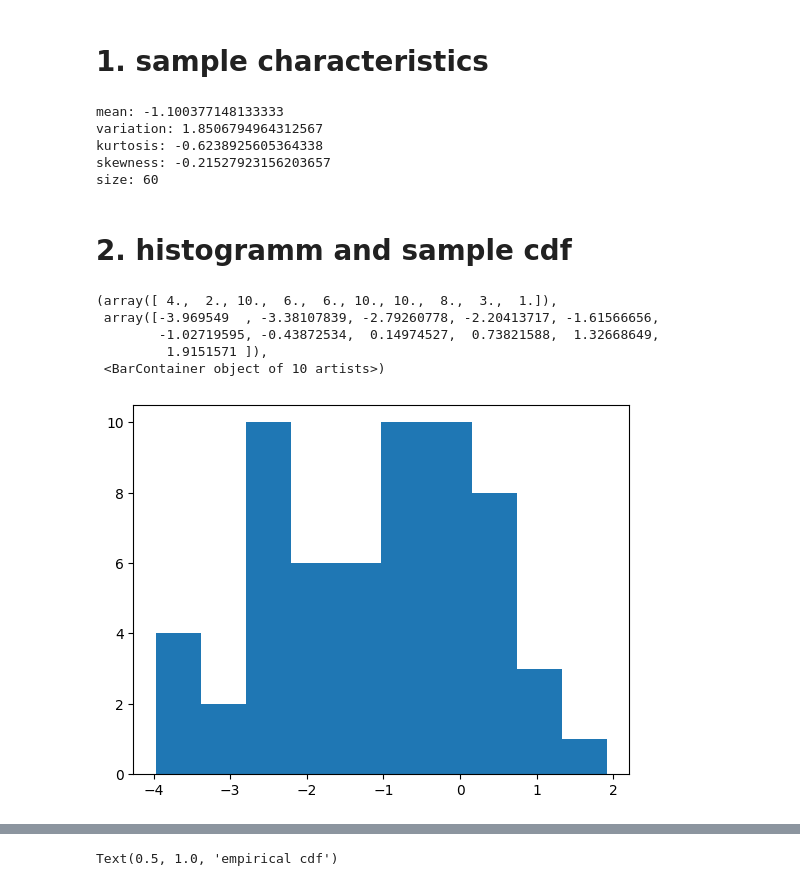
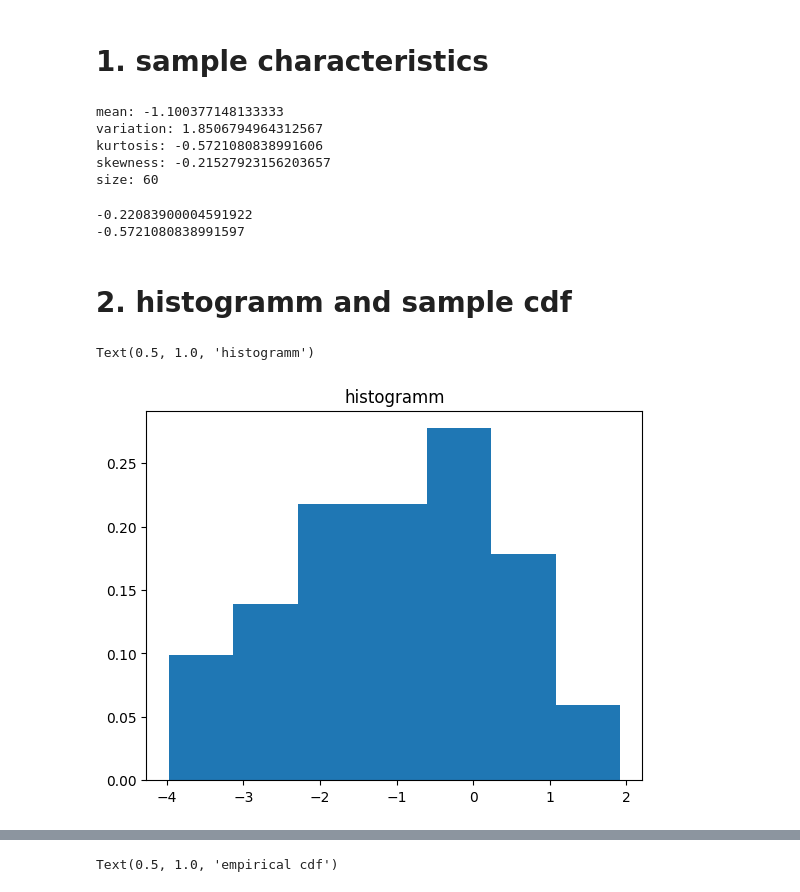
Before and after one commit to PIDAMI/multidim_stat_lab, a Jupyter notebook: lab1/lab1.ipynb, the cells around one changed output, grey strips where cells are left out. Drawn from its saved outputs; the diff is of its cells as text; code cells hidden in the pictures.

```diff
--- a/lab1/lab1.ipynb
+++ b/lab1/lab1.ipynb
@@ -10,11 +10,11 @@ data = np.concatenate(data)
 # %% [markdown]
 # 1. sample characteristics
 # %%
+n = np.size(data)
 mean = np.mean(data)
 var = np.var(data)
-kurtosis = stat.kurtosis(data)
-skewness = stat.skew(data)
-n = np.size(data)
+kurtosis = stat.kurtosis(data, bias=False)
+skewness = stat.skew(data, bias=True)
 
 print(f"mean: {mean}")
 print(f"variation: {var}")
@@ -24,17 +24,34 @@ print(f"size: {n}")
 # %% [output]
 mean: -1.100377148133333
 variation: 1.8506794964312567
-kurtosis: -0.6238925605364338
+kurtosis: -0.5721080838991606
 skewness: -0.21527923156203657
 size: 60
+# %%
+def kurt(x):
+    m = np.mean(x)
+    n = np.size(x)
+    k2 = np.var(x) * n / (n - 1)
+
+    return (n+1) * n / ((n - 1) * (n - 2) * (n - 3)) * np.sum((x-m)**4) / k2**2 - 3 * (n - 1)**2 / ((n - 2) * (n - 3))
+def skew(x):
+    m = np.mean(x)
+    n = np.size(x)
+    k2 = np.var(x) * n / (n - 1)
+    return n / ((n - 1) * (n - 2) ) * np.sum((x-m)**3) / k2**1.5
+print(skew(data))
+print(kurt(data))
+# %% [output]
+-0.22083900004591922
+-0.5721080838991597
 # %% [markdown]
 # 2. histogramm and sample cdf
-# %%
-plot.hist(data)
-# %% [output]
-(array([ 4.,  2., 10.,  6.,  6., 10., 10.,  8.,  3.,  1.]),
- array([-3.969549  , -3.38107839, -2.79260778, -2.20413717, -1.61566656,
-        -1.02719595, -0.43872534,  0.14974527,  0.73821588,  1.32668649,
-         1.9151571 ]),
- <BarContainer object of 10 artists>)
-[figure, removed]
+# %%
+bins = 7
+
+fig, ax = plot.subplots()
+ax.hist(data, density=True, bins=7)
+plot.title("histogramm")
+# %% [output]
+Text(0.5, 1.0, 'histogramm')
+[figure, added]
```
Also changed, not shown: parts of 14 cells of this notebook.
